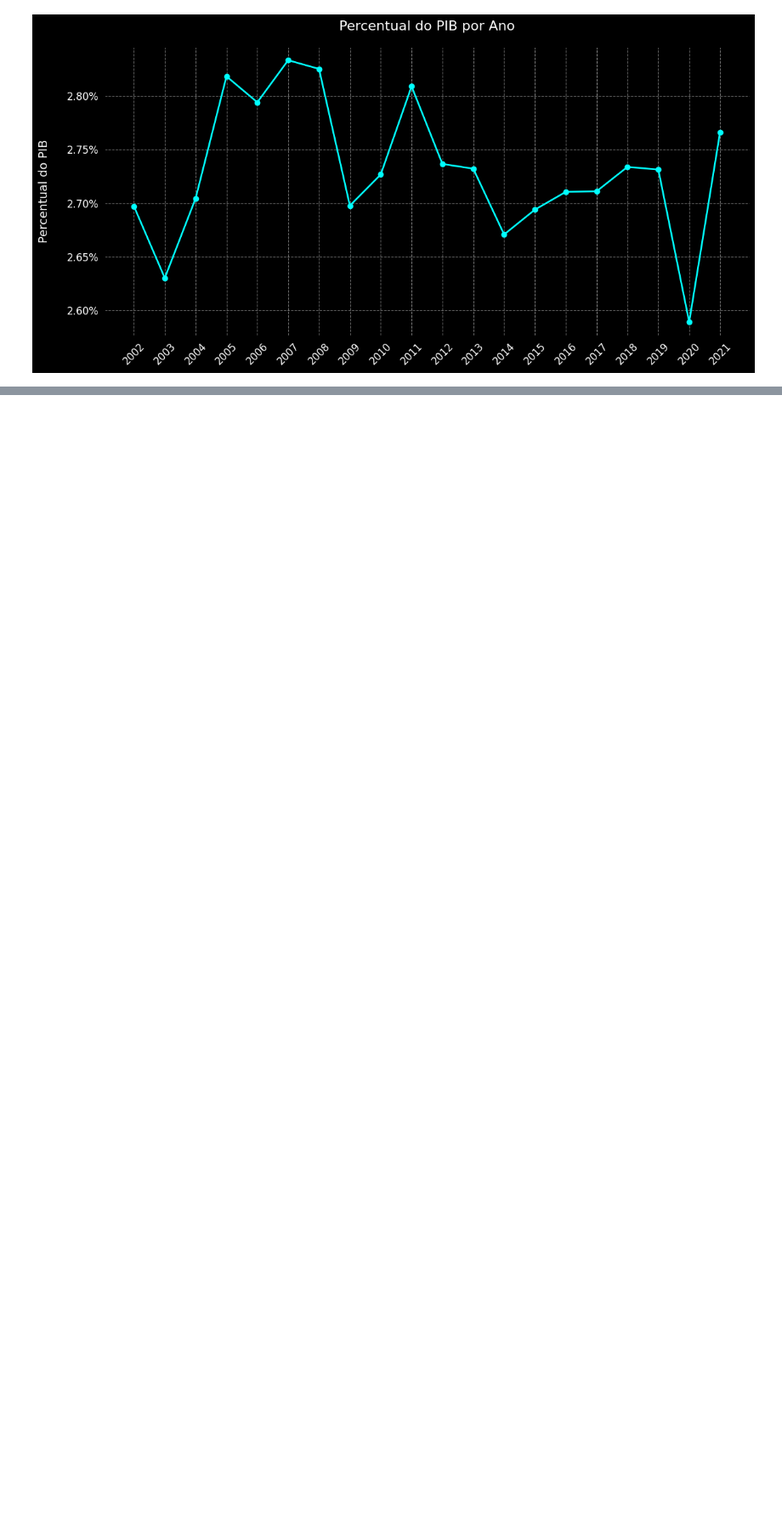
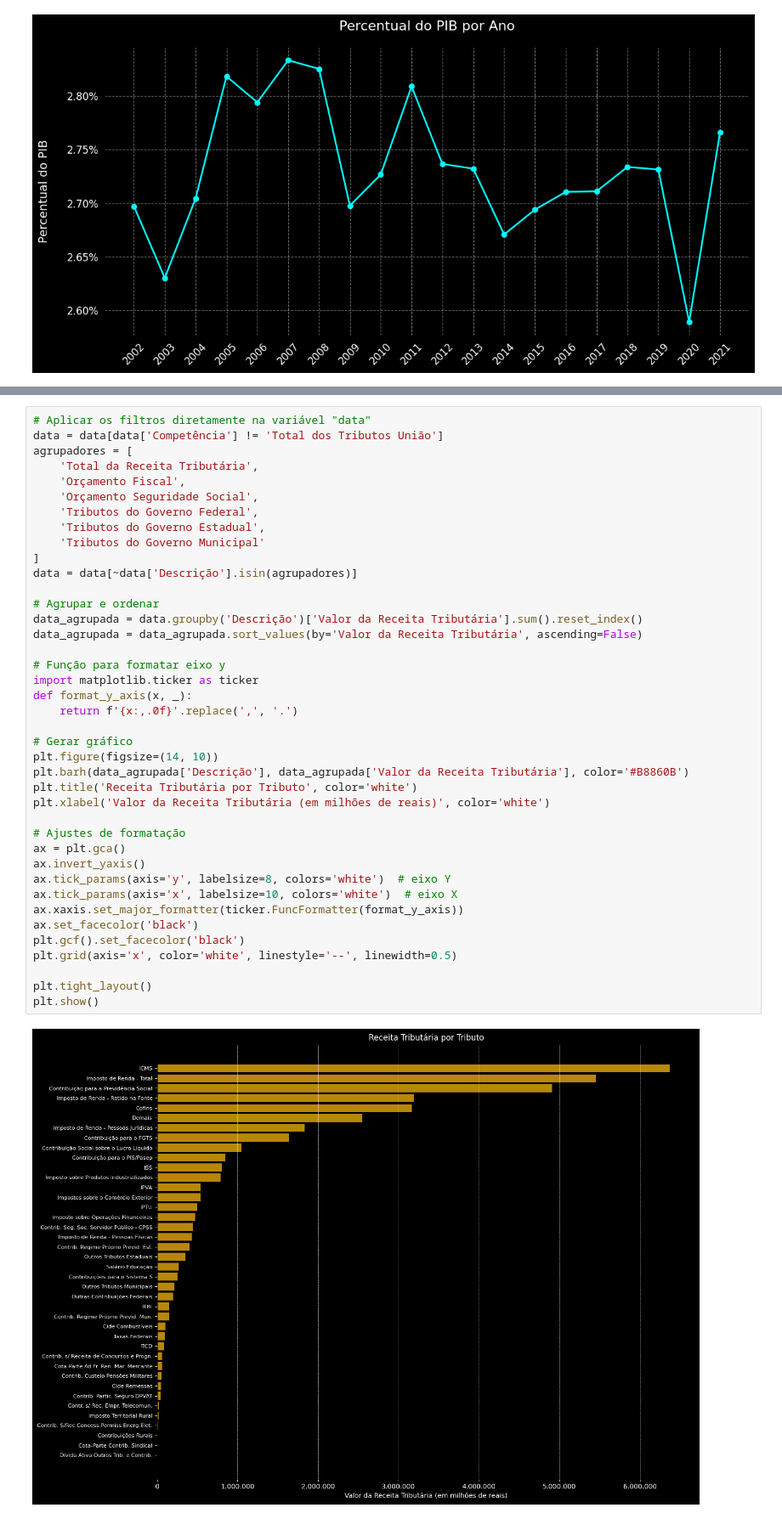
Before and after one commit to Giselle-Del-Sent/Data-Journey, a Jupyter notebook: Projeto_Receita_Tributária.ipynb, the cells around one changed output, grey strips where cells are left out. Shown at 85% size. Drawn from its saved outputs; the diff is of its cells as text; blank space fills up the shorter version.

```diff
--- a/Projeto_Receita_Tributária.ipynb
+++ b/Projeto_Receita_Tributária.ipynb
@@ -233,0 +230,42 @@ As medidas restritivas, o fechamento de negócios e a redução da atividade eco
+# %%
+# Aplicar os filtros diretamente na variável "data"
+data = data[data['Competência'] != 'Total dos Tributos União']
+agrupadores = [
+    'Total da Receita Tributária',
+    'Orçamento Fiscal',
+    'Orçamento Seguridade Social',
+    'Tributos do Governo Federal',
+    'Tributos do Governo Estadual',
+    'Tributos do Governo Municipal'
+]
+data = data[~data['Descrição'].isin(agrupadores)]
+
+# Agrupar e ordenar
+data_agrupada = data.groupby('Descrição')['Valor da Receita Tributária'].sum().reset_index()
+data_agrupada = data_agrupada.sort_values(by='Valor da Receita Tributária', ascending=False)
+
+# Função para formatar eixo y
+import matplotlib.ticker as ticker
+def format_y_axis(x, _):
+    return f'{x:,.0f}'.replace(',', '.')
+
+# Gerar gráfico
+plt.figure(figsize=(14, 10))
+plt.barh(data_agrupada['Descrição'], data_agrupada['Valor da Receita Tributária'], color='#B8860B')
+plt.title('Receita Tributária por Tributo', color='white')
+plt.xlabel('Valor da Receita Tributária (em milhões de reais)', color='white')
+
+# Ajustes de formatação
+ax = plt.gca()
+ax.invert_yaxis()
+ax.tick_params(axis='y', labelsize=8, colors='white')  # eixo Y
+ax.tick_params(axis='x', labelsize=10, colors='white')  # eixo X
+ax.xaxis.set_major_formatter(ticker.FuncFormatter(format_y_axis))
+ax.set_facecolor('black')
+plt.gcf().set_facecolor('black')
+plt.grid(axis='x', color='white', linestyle='--', linewidth=0.5)
+
+plt.tight_layout()
+plt.show()
+# %% [output]
+[figure, added]
```
Also changed, not shown: parts of 8 cells of this notebook.
